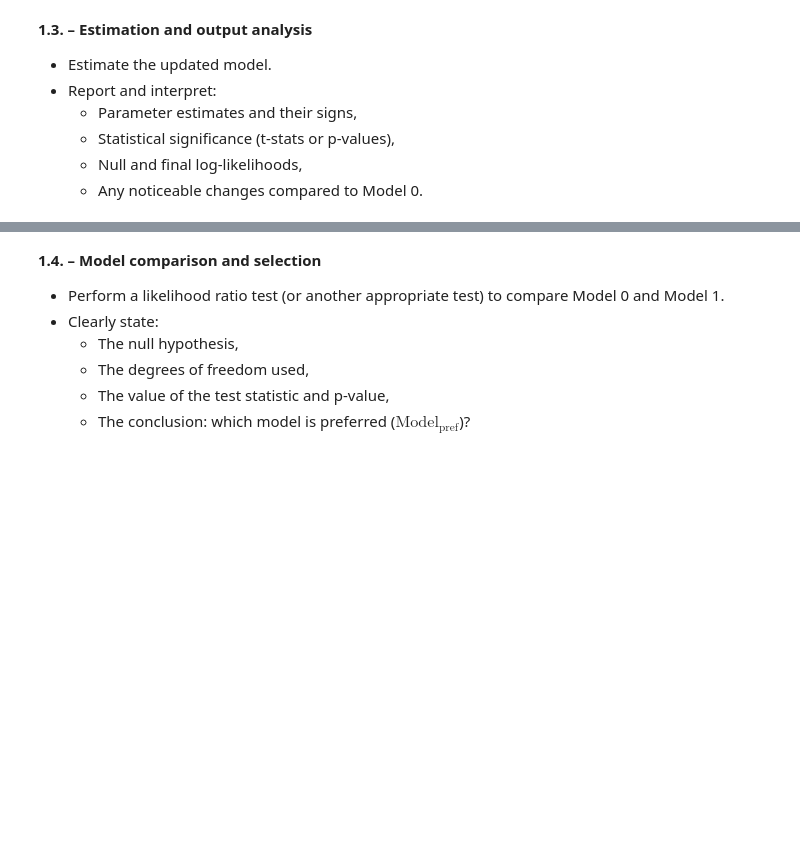
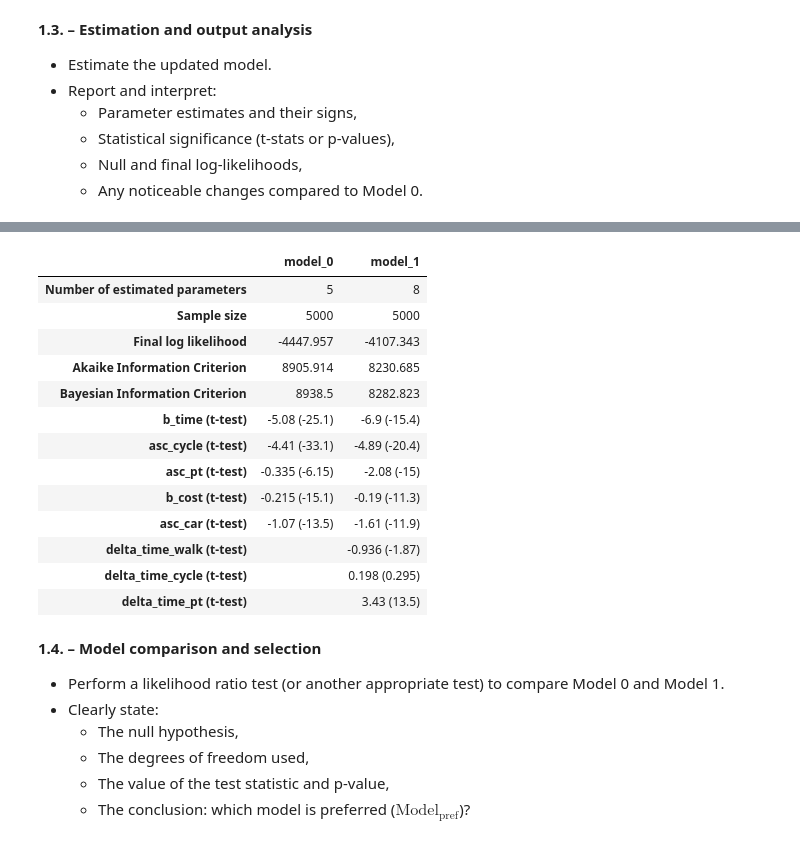
Before and after one commit to doran2728/Math463Group25, a Jupyter notebook: assignment.ipynb, the cells around one changed output, grey strips where cells are left out. Saved outputs shown, nothing was run; the diff lists cells and outputs as text; code cells hidden in the pictures; blank space fills up the shorter version.

```diff
--- a/assignment.ipynb
+++ b/assignment.ipynb
@@ -271,9 +404,37 @@ Using Model 0 as the base model, include alternative-specific parameters (i.e.,
 # %%
 # Add Model 1 before producing a comparison table.
 all_results['model_1'] = results_1
 
-# comparison_table, _ = compile_estimation_results(all_results)
+'''
+comparison_table, _ = compile_estimation_results(all_results)
 display(comparison_table)
+'''
+
+# Build the comparison table (this line was commented out by mistake)
+try:
+    comparison_table, _ = compile_estimation_results(all_results)
+    display(comparison_table)
+except Exception as e:
+    print("Could not build the comparison table:", e)
+    # Fallback: print summaries individually
+    for name, res in all_results.items():
+        print(f"\n===== {name} =====")
+        print(res.short_summary())
+# %% [output]
+|  | model_0 | model_1 |
+| Number of estimated parameters | 5 | 8 |
+| Sample size | 5000 | 5000 |
+| Final log likelihood | -4447.957 | -4107.343 |
+| Akaike Information Criterion | 8905.914 | 8230.685 |
+| Bayesian Information Criterion | 8938.5 | 8282.823 |
+| b_time (t-test) | -5.08 (-25.1) | -6.9 (-15.4) |
+| asc_cycle (t-test) | -4.41 (-33.1) | -4.89 (-20.4) |
+| asc_pt (t-test) | -0.335 (-6.15) | -2.08 (-15) |
+| b_cost (t-test) | -0.215 (-15.1) | -0.19 (-11.3) |
+| asc_car (t-test) | -1.07 (-13.5) | -1.61 (-11.9) |
+| delta_time_walk (t-test) |  | -0.936 (-1.87) |
+| delta_time_cycle (t-test) |  | 0.198 (0.295) |
+| delta_time_pt (t-test) |  | 3.43 (13.5) |
 # %% [markdown]
 **1.4. – Model comparison and selection**
 - Perform a likelihood ratio test (or another appropriate test) to compare Model 0 and Model 1.
```
Also changed, not shown: parts of 14 cells of this notebook, 7 other files.
